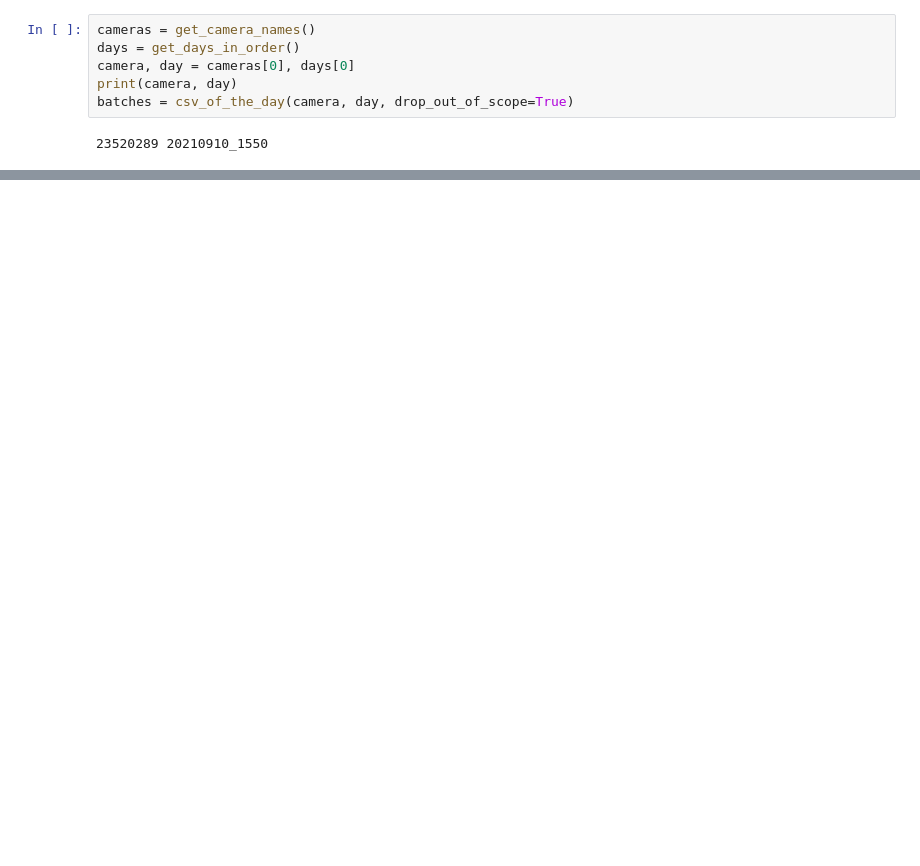
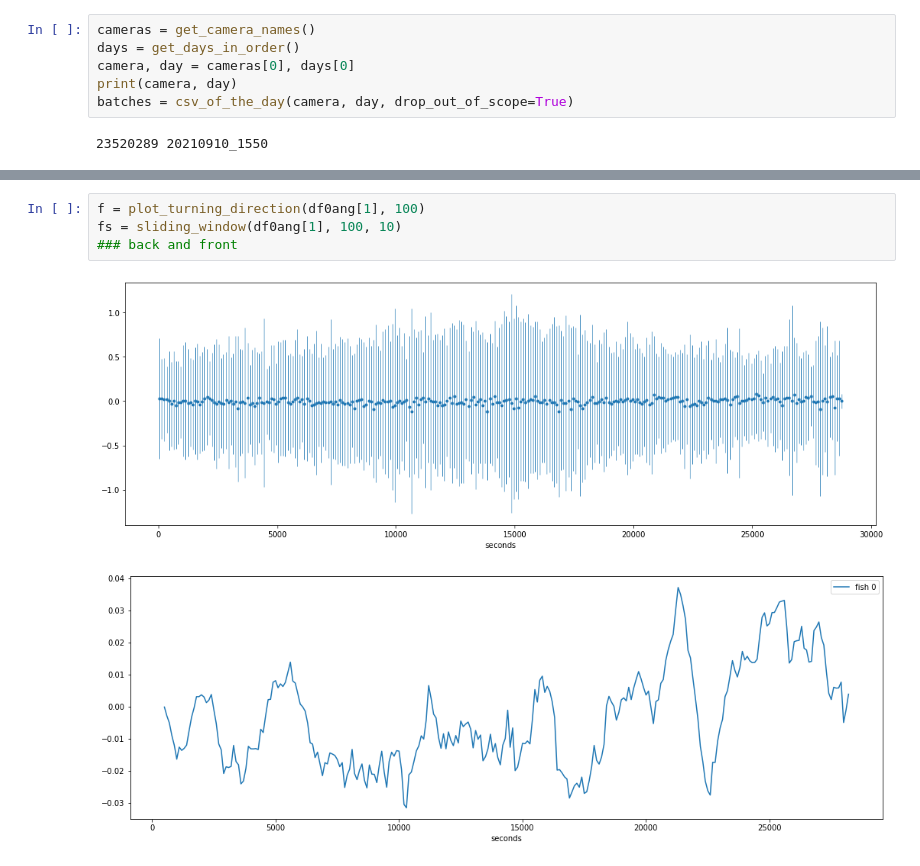
Before and after one commit to UlrikeScherer/Fish-Tracking-Visualization, a Jupyter notebook: Metrics.ipynb, the cells around one changed output, grey strips where cells are left out. Drawn from its saved outputs; the diff is of its cells as text; blank space fills up the shorter version.

```diff
--- a/Metrics.ipynb
+++ b/Metrics.ipynb
@@ -36,0 +59,7 @@ lam = meta_text_for_plot(ax, batches[0], is_back=is_back)
+# %%
+f = plot_turning_direction(df0ang[1], 100)
+fs = sliding_window(df0ang[1], 100, 10)
+### back and front
+# %% [output]
+[figure, added]
+[figure, added]
```
Also changed, not shown: parts of 13 cells of this notebook, 10 other files.
